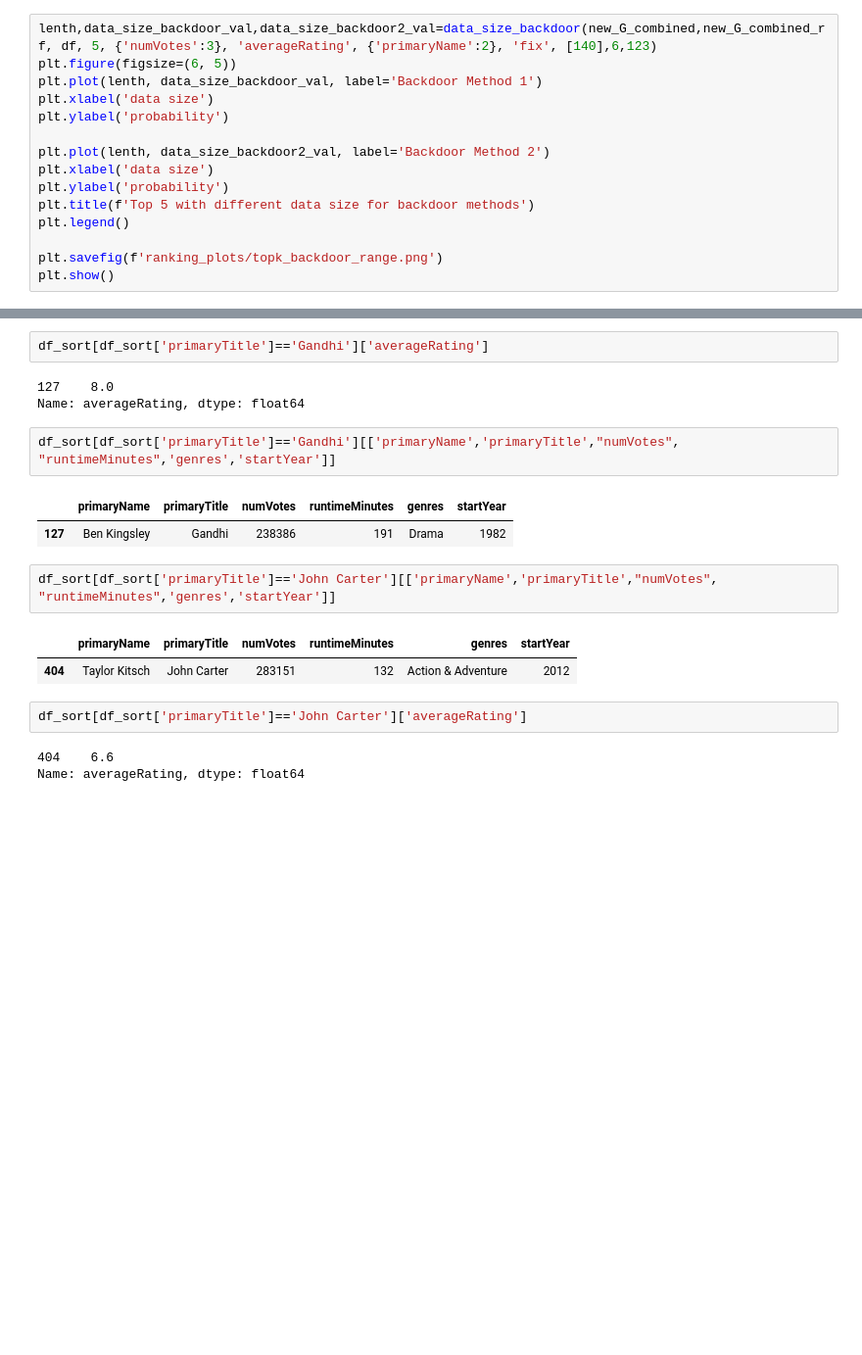
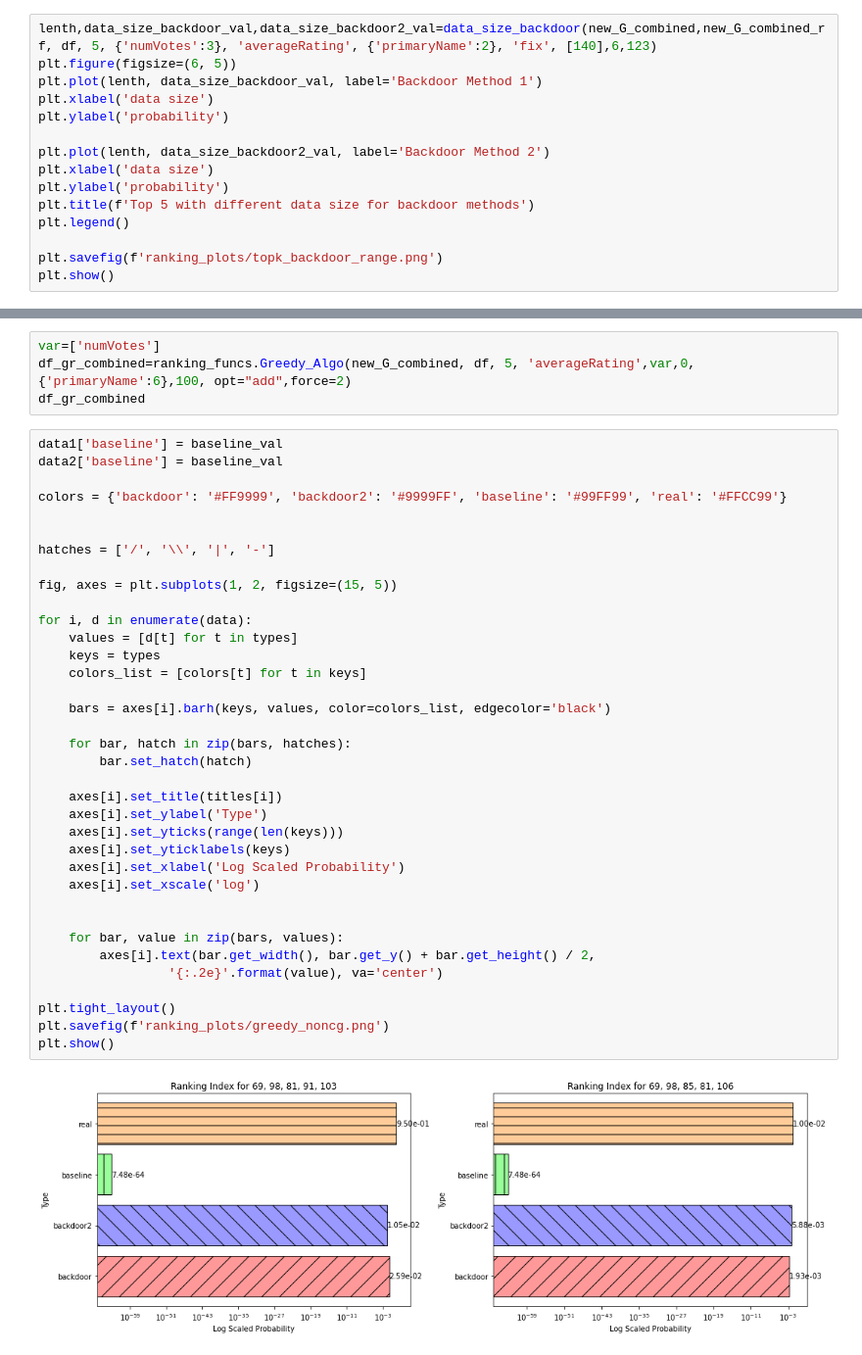
Before and after one commit to sainyam/Hyper-Code, a Jupyter notebook: ranking_query/imdb_redo.ipynb, the cells around one changed output, grey strips where cells are left out. Shown: that part at 98% size. Cells and saved outputs as stored; diff of their text form; blank space fills up the shorter version.

```diff
--- a/ranking_query/imdb_redo.ipynb
+++ b/ranking_query/imdb_redo.ipynb
@@ -387,20 +358,42 @@ df_sort[['averageRating']].head(5)
-# %%
-df_sort[df_sort['primaryTitle']=='Gandhi']['averageRating']
-# %% [output]
-127    8.0
-Name: averageRating, dtype: float64
-# %%
-df_sort[df_sort['primaryTitle']=='Gandhi'][['primaryName','primaryTitle',"numVotes", "runtimeMinutes",'genres','startYear']]
-# %% [output]
-|  | primaryName | primaryTitle | numVotes | runtimeMinutes | genres | startYear |
-| 127 | Ben Kingsley | Gandhi | 238386 | 191 | Drama | 1982 |
-# %%
-df_sort[df_sort['primaryTitle']=='John Carter'][['primaryName','primaryTitle',"numVotes", "runtimeMinutes",'genres','startYear']]
-# %% [output]
-|  | primaryName | primaryTitle | numVotes | runtimeMinutes | genres | startYear |
-| 404 | Taylor Kitsch | John Carter | 283151 | 132 | Action & Adventure | 2012 |
-# %%
-df_sort[df_sort['primaryTitle']=='John Carter']['averageRating']
-# %% [output]
-404    6.6
-Name: averageRating, dtype: float64
+# %%
+var=['numVotes']
+df_gr_combined=ranking_funcs.Greedy_Algo(new_G_combined, df, 5, 'averageRating',var,0, {'primaryName':6},100, opt="add",force=2)
+df_gr_combined
+# %%
+data1['baseline'] = baseline_val
+data2['baseline'] = baseline_val
+
+colors = {'backdoor': '#FF9999', 'backdoor2': '#9999FF', 'baseline': '#99FF99', 'real': '#FFCC99'}
+
+
+hatches = ['/', '\\', '|', '-']
+
+fig, axes = plt.subplots(1, 2, figsize=(15, 5))
+
+for i, d in enumerate(data):
+    values = [d[t] for t in types]
+    keys = types
+    colors_list = [colors[t] for t in keys]
+
+    bars = axes[i].barh(keys, values, color=colors_list, edgecolor='black')
+
+    for bar, hatch in zip(bars, hatches):
+        bar.set_hatch(hatch)
+
+    axes[i].set_title(titles[i])
+    axes[i].set_ylabel('Type')
+    axes[i].set_yticks(range(len(keys)))
+    axes[i].set_yticklabels(keys)
+    axes[i].set_xlabel('Log Scaled Probability')
+    axes[i].set_xscale('log')
+
+
+    for bar, value in zip(bars, values):
+        axes[i].text(bar.get_width(), bar.get_y() + bar.get_height() / 2,
+                 '{:.2e}'.format(value), va='center')
+
+plt.tight_layout()
+plt.savefig(f'ranking_plots/greedy_noncg.png')
+plt.show()
+# %% [output]
+[figure, added]
```
Also changed, not shown: parts of 3 cells of this notebook.
